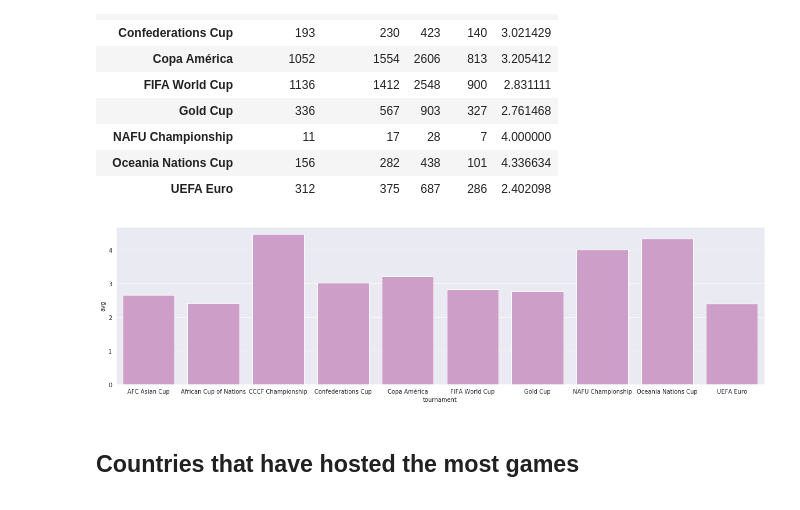
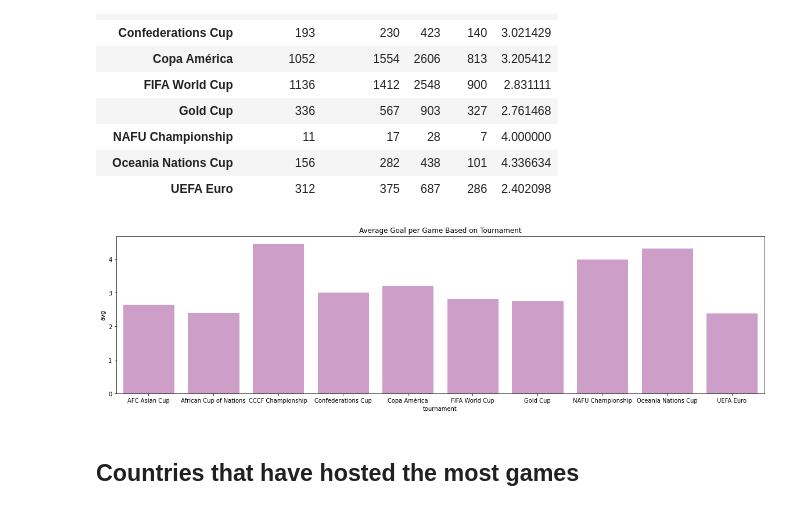
Before and after one commit to Thayyebsalim/International_football_EDA_Visualization, a Jupyter notebook: international_EDA_visualization.ipynb, the cells around one changed output. Cells and saved outputs as stored; diff of their text form; code cells hidden in the pictures.

```diff
--- a/international_EDA_visualization.ipynb
+++ b/international_EDA_visualization.ipynb
@@ -200,10 +203,11 @@ avg_goal
 # %%
 #Above table visualized
 plt.figure(figsize=(20,5))
+plt.title("Average Goal per Game Based on Tournament")
 sns.set_style("darkgrid")
 sns.barplot(x=avg_goal.index,y=avg_goal['avg'],color='#d597ce');
 # %% [output]
-[figure, old version]
+[figure, new version]
 # %% [markdown]
 ## Countries that have hosted the most games
 # %%
```
Also changed, not shown: parts of 19 cells of this notebook, 5 other files.
